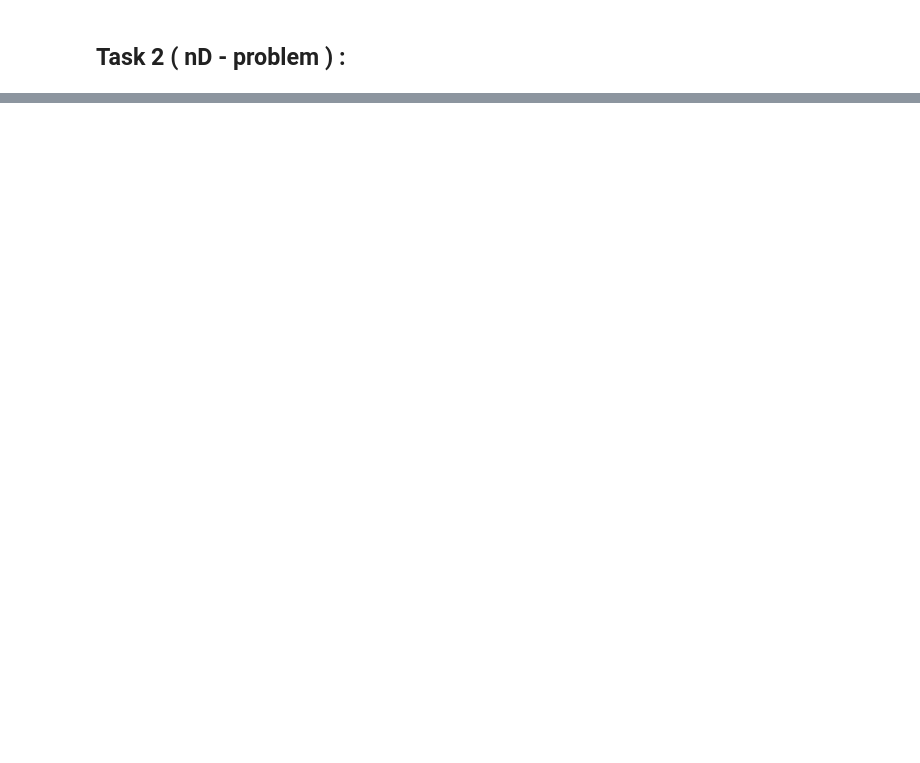
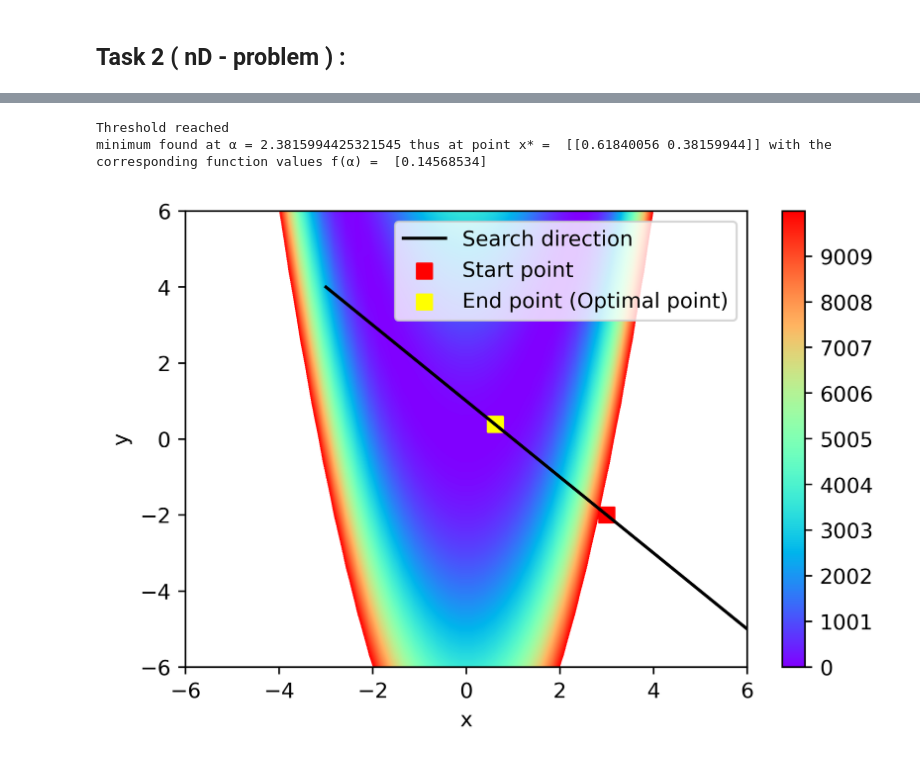
Before and after one commit to harifel/NumericalOptimization, a Jupyter notebook: HW1_group5.ipynb, the cells around one changed output, grey strips where cells are left out. Saved outputs shown, nothing was run; the diff lists cells and outputs as text; code cells hidden in the pictures; blank space fills up the shorter version.

```diff
--- a/HW1_group5.ipynb
+++ b/HW1_group5.ipynb
@@ -200,61 +282,37 @@ a,b, f_calls = line_search(alpha0=alpha0, x0=x0, g=g, s=1, k=2, f = f)
 
 
 # Take the mean value of the bounds as the optimal distance
-α = 0.5*(a + b)
+alpha = 0.5*(a + b)
+
 
 # Now I know the distance, but not the solution in the 2D parameter space! -->
 # Starting point of the line search (if α0 is not 0)
 X0 = x0 + alpha0*g
 
 # Minimizer x*
-Xs = x0 + α*g
-print('minimum found at α =', a, 'thus at point x* = ', Xs, 'with f(\alpha) = ', f(Xs))
-
-
-fig, ax = plt.subplots(figsize=(8,6), dpi=400)
-x = np.linspace(-6,6,50)
-xx, yy = np.meshgrid(x,x)
-zz = f(np.column_stack((xx.flatten(), yy.flatten())))
-cf = ax.contourf(xx, yy, zz.reshape(xx.shape), levels=np.linspace(0, 500, 1000), cmap="rainbow")
-
-ax.set_xlabel('x')
-ax.set_ylabel('y')
-
-plt.colorbar(cf)
-
-
-α_v = np.linspace(-3,3,50)
-X = α_v[:,None]*g + x0
-ax.plot(X[:,0],X[:,1],'black',label="Search direction")
-
-ax.scatter(x0[0,0], x0[0,1],marker="s",label="Start point",s=50,color='red')
-ax.scatter(Xs[0,0], Xs[0,1],marker="s",label="End point",s=50,color='yellow')
-ax.legend()
-
-plt.savefig("contour_plot.png", dpi=400)
-
-
-yav = f(X)
-fig = plt.figure(dpi = 400)
-pyplot.plot(α_v,yav,'r',label="function values along search direction")
-pyplot.scatter(α,f(x0+α*g),marker="s",label="minimum found",s=50)
-pyplot.xlabel('α')
-pyplot.ylabel('objective function value f(α)')
-pyplot.legend(); pyplot.grid()
-
-plt.savefig("objectivefunction.png", dpi=400)
-
-fig = plt.figure(figsize=((9,7)), dpi = 400)
-ax = plt.axes(projection='3d')
-ax.contour3D(xx,yy,zz.reshape(xx.shape),100,cmap="rainbow")
-ax.set_xlabel('x')
-ax.set_ylabel('y')
-ax.set_zlabel('z');
-
-ax.plot(X[:,0],X[:,1],0,'black',label="Search direction")
-ax.scatter(x0[0,0], x0[0,1], 0,marker="s",label="Start point",s=50,color='red')
-ax.scatter(Xs[0,0], Xs[0,1], 0, marker="s",label="End point",s=50,color='yellow')
-ax.legend()
-
-ax.view_init(60, 310)
-plt.savefig("3Dplot.png", dpi=400)
+Xs = x0 + alpha*g
+print('minimum found at α =', alpha, 'thus at point x* = ', Xs, "with the corresponding function values f(α) = ", f(Xs))
+# %% [output]
+Threshold reached
+minimum found at α = 2.3815994425321545 thus at point x* =  [[0.61840056 0.38159944]] with the corresponding function values f(α) =  [0.14568534]
+# %%
+fig, ax = plt.subplots(figsize=(6,4), dpi=400)
+x = np.linspace(-6,6,50)
+xx, yy = np.meshgrid(x,x)
+zz = f(np.column_stack((xx.flatten(), yy.flatten())))
+cf = ax.contourf(xx, yy, zz.reshape(xx.shape), levels=np.linspace(0, 10000, 1000), cmap="rainbow")
+ax.set_xlabel('x')
+ax.set_ylabel('y')
+plt.colorbar(cf)
+
+α_v = np.linspace(-3,6,50)
+X = α_v[:,None]*g + x0
+ax.plot(X[:,0],X[:,1],'black',label="Search direction")
+
+ax.scatter(x0[0,0], x0[0,1],marker="s",label="Start point",s=50,color='red')
+ax.scatter(Xs[0,0], Xs[0,1],marker="s",label="End point (Optimal point)",s=50,color='yellow')
+ax.legend()
+
+plt.show()
+# %% [output]
+[figure, added]
```
Also changed, not shown: parts of 26 cells of this notebook.
